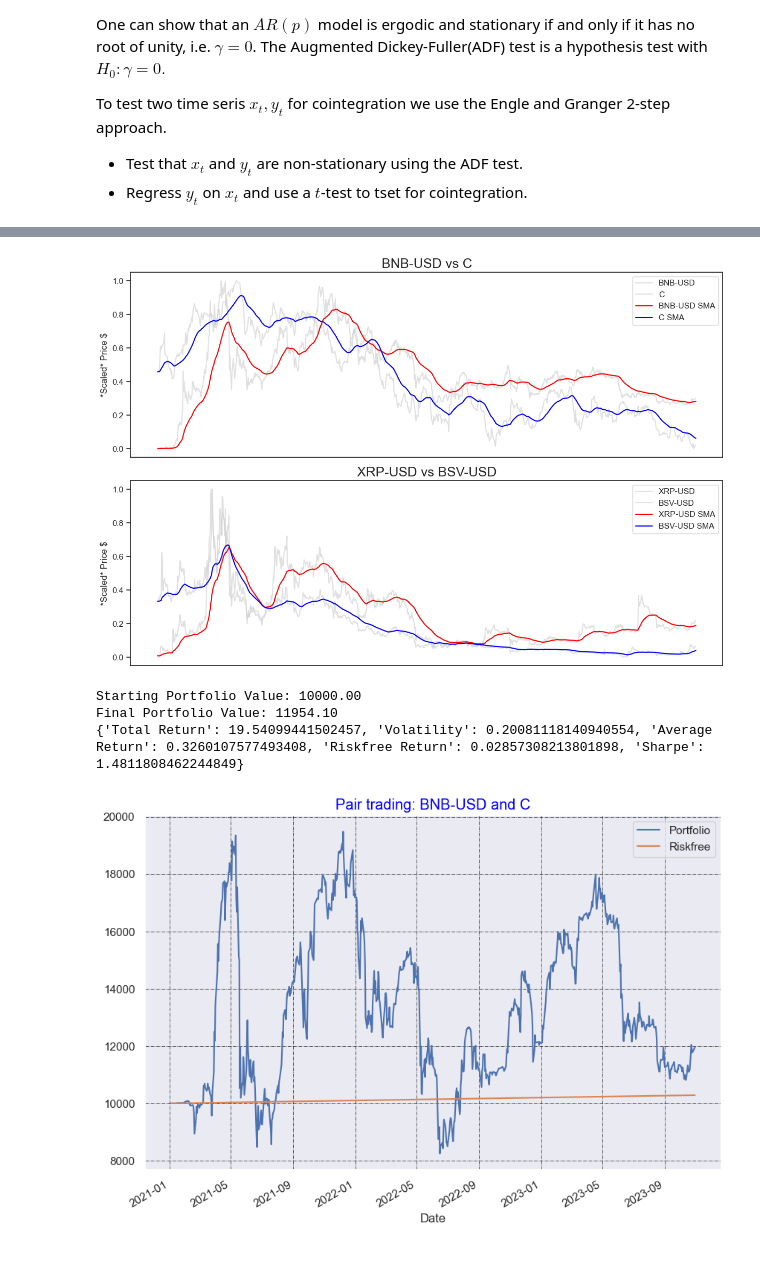
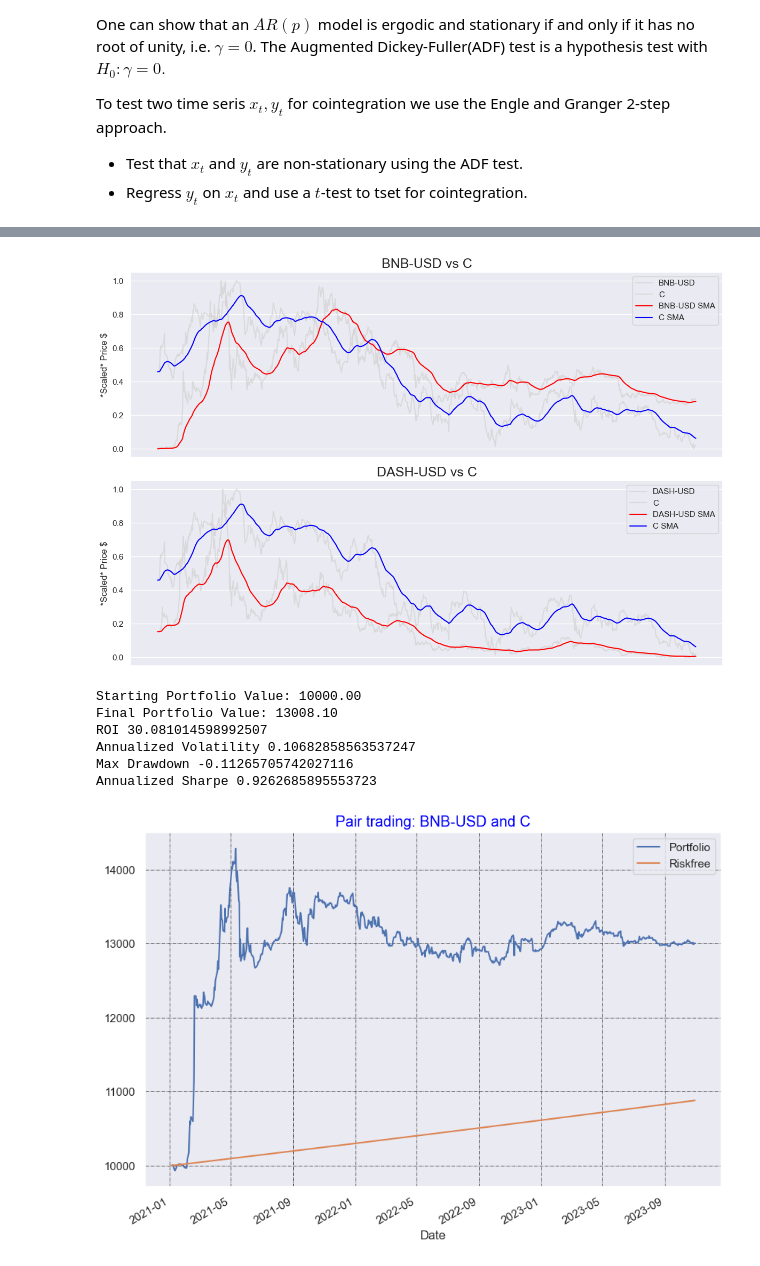
Before and after one commit to FrederikBenirschke/BasicTradingSystem, a Jupyter notebook: Examples/TradingPairsExample.ipynb, the cells around one changed output, grey strips where cells are left out. Drawn from its saved outputs; the diff is of its cells as text; code cells hidden in the pictures.

```diff
--- a/Examples/TradingPairsExample.ipynb
+++ b/Examples/TradingPairsExample.ipynb
@@ -97,10 +107,10 @@ from itertools import combinations
 
 n = len(tickers)
 
-pThreshold = 0.02
-# Extract 'Adj Close' prices into a matrix (each column is a time series)
+pThreshold = 0.001
+# Extract 'log returns' prices into a matrix (each column is a time series)
 adjCloseMatrix = np.column_stack(
-    [cleanData[ticker]['Adj Close'].values for ticker in validTickers])
+    [cleanData[ticker]['log return'].values for ticker in validTickers])
 pValMatrix = np.ones((n, n))
 # Calculate cointegration p-values for unique pair combinations
 for i, j in combinations(range(n), 2):
@@ -124,15 +133,0 @@ plt.show()
-# %%
-# Choose pairs with largest p values
-
-sortedPairs = sorted(pairs, key=lambda x: x[2], reverse=False)
-sortedPairsLabels, pairPValues = zip(
-    *[(f'{y1} <-> {y2}', p*1000) for y1, y2, p in sortedPairs])
-sns.set_style('ticks')
-plt.figure(figsize=(4, 4))
-plt.barh(sortedPairsLabels,
-         pairPValues, color='orange')
-plt.xlabel('P-Values (1000)', fontsize=8)
-plt.ylabel('Pairs', fontsize=6)
-plt.title('Cointegration P-Values (in 1000s)', fontsize=20)
-# plt.grid(axis='both', linestyle='--', alpha=0.7)
-plt.show()
@@ -141,7 +134,10 @@ plt.show()
 # %%
 from sklearn.preprocessing import MinMaxScaler
 
-tickerPairs = [("BNB-USD", "C"), ("XRP-USD", "BSV-USD")]
+
+# In order to compare both assets, even if they are of very different scales
+# we need to normalize them
+tickerPairs = [("BNB-USD", "C"), ("DASH-USD", "C")]
 fig, axs = plt.subplots(2, 1, figsize=(12, 8))
 scaler = MinMaxScaler()
 for i, (ticker1, ticker2) in enumerate(tickerPairs):
@@ -168,4 +164,4 @@ for i, (ticker1, ticker2) in enumerate(tickerPairs):
 plt.tight_layout()
 plt.show()
 # %% [output]
-[figure, old version]
+[figure, new version]
@@ -214,43 +270,43 @@ class PairTradingStrategy(Strategy):
 # %%
 tickers= ["BNB-USD", "C"]
-
-
-
-
-
 # Initialize the trading system
 trader = TradingSystem()
 # Add the Apple data to the trading system
 for ticker in tickers:
     trader.AddCleanData(ticker, dataMap[ticker])
+
+
 # Set the strategy of the trading system to a naive strategy
 # where we buy on one day and sell on the next day
 trader.SetStrategy(PairTradingStrategy(tickers[0], tickers[1],cleanData))
 # The portfolio starts with $10000
 trader.portfolio.SetInitialCash(10000)
 
 
 
  # Perform a backtest for the basic trading strategy
 trader.Run()
 
 
 
 
 print('Starting Portfolio Value: %.2f' % trader.portfolio.initialCash)
 print('Final Portfolio Value: %.2f' % trader.GetPortfolioValue())
 # PlotStockData(ticker, (trader.datas[ticker])['Adj Close'])
 
 
 # Analyze the backtest by providing various statistics
-print(trader.GetStats())
+trader.GetStats()
 pairLog = trader.log['Portfolio']
 trader.log.plot(figsize=(10,7))
 plt.title("Pair trading: BNB-USD and C",size='large',color='blue')
 plt.grid(which="major", color='k', linestyle='-.', linewidth=0.5)
 plt.show()
 # %% [output]
 Starting Portfolio Value: 10000.00
-Final Portfolio Value: 11954.10
-{'Total Return': 19.54099441502457, 'Volatility': 0.20081118140940554, 'Average Return': 0.3260107577493408, 'Riskfree Return': 0.02857308213801898, 'Sharpe': 1.4811808462244849}
+Final Portfolio Value: 13008.10
+ROI 30.081014598992507
+Annualized Volatility 0.10682858563537247
+Max Drawdown -0.11265705742027116
+Annualized Sharpe 0.9262685895553723
-[figure, old version]
+[figure, new version]
```
Also changed, not shown: parts of 10 cells of this notebook, 5 other files.
